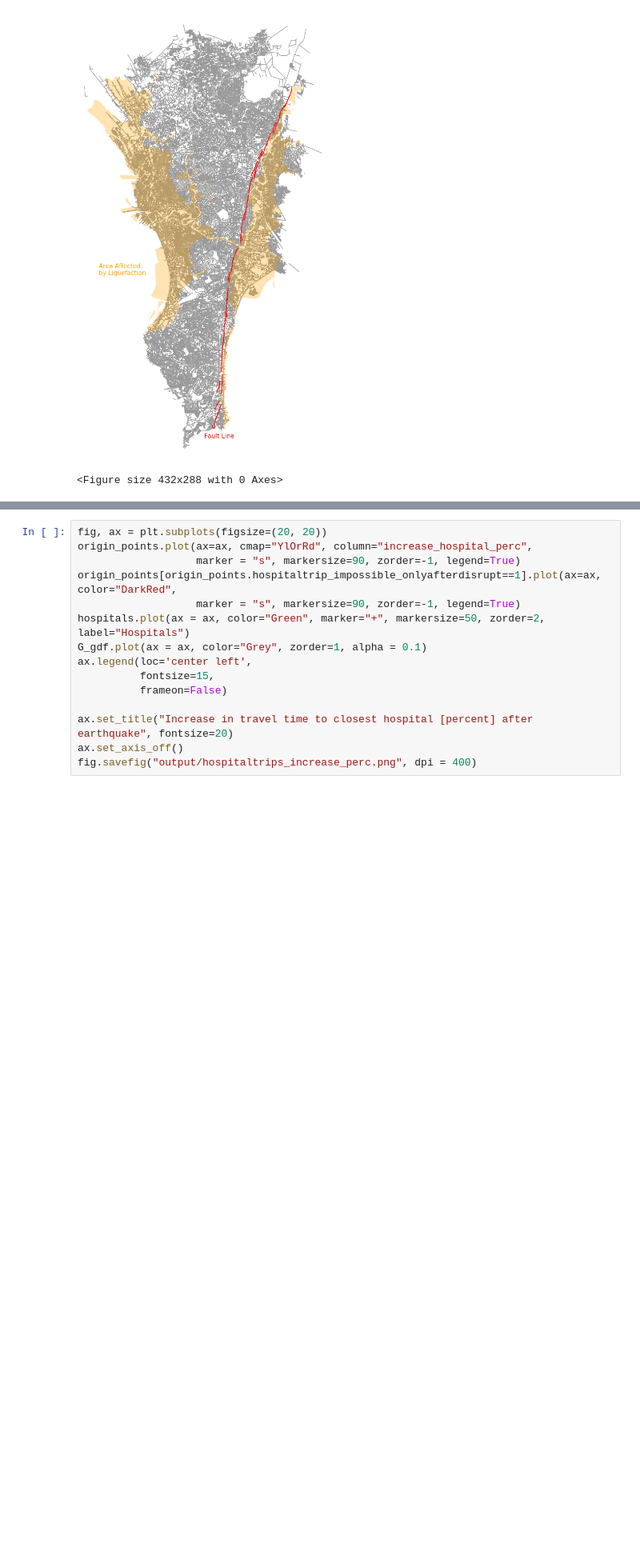
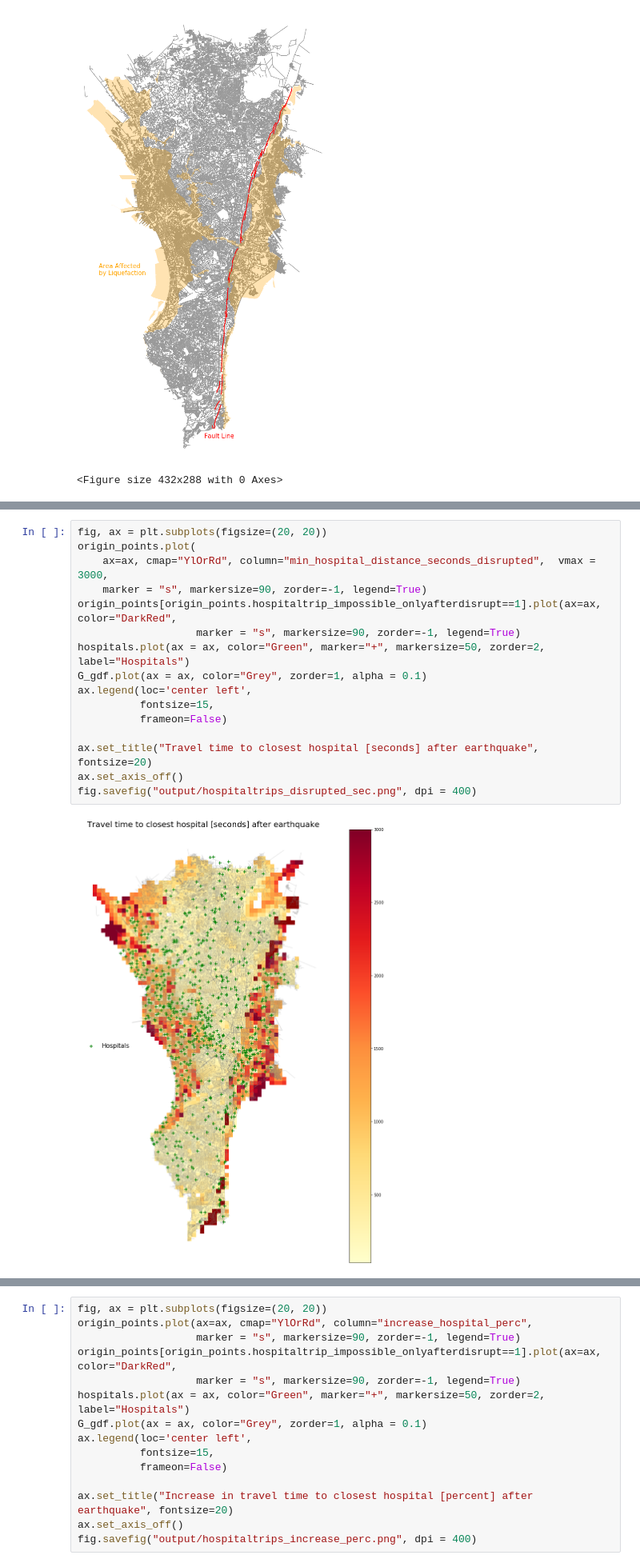
Before and after one commit to jbraese/network_disruption, a Jupyter notebook: 3_analyze_connectivity.ipynb, the cells around one changed output, grey strips where cells are left out. Shown at 80% size. Drawn from its saved outputs; the diff is of its cells as text; blank space fills up the shorter version.

```diff
--- a/3_analyze_connectivity.ipynb
+++ b/3_analyze_connectivity.ipynb
@@ -324,0 +344,18 @@ fig
+# %%
+fig, ax = plt.subplots(figsize=(20, 20))
+origin_points.plot(
+    ax=ax, cmap="YlOrRd", column="min_hospital_distance_seconds_disrupted",  vmax = 3000,
+    marker = "s", markersize=90, zorder=-1, legend=True)
+origin_points[origin_points.hospitaltrip_impossible_onlyafterdisrupt==1].plot(ax=ax, color="DarkRed",
+                   marker = "s", markersize=90, zorder=-1, legend=True)
+hospitals.plot(ax = ax, color="Green", marker="+", markersize=50, zorder=2, label="Hospitals")
+G_gdf.plot(ax = ax, color="Grey", zorder=1, alpha = 0.1)
+ax.legend(loc='center left',
+          fontsize=15,
+          frameon=False)
+
+ax.set_title("Travel time to closest hospital [seconds] after earthquake", fontsize=20)
+ax.set_axis_off()
+fig.savefig("output/hospitaltrips_disrupted_sec.png", dpi = 400)
+# %% [output]
+[figure, added]
```
Also changed, not shown: parts of 11 cells of this notebook.
